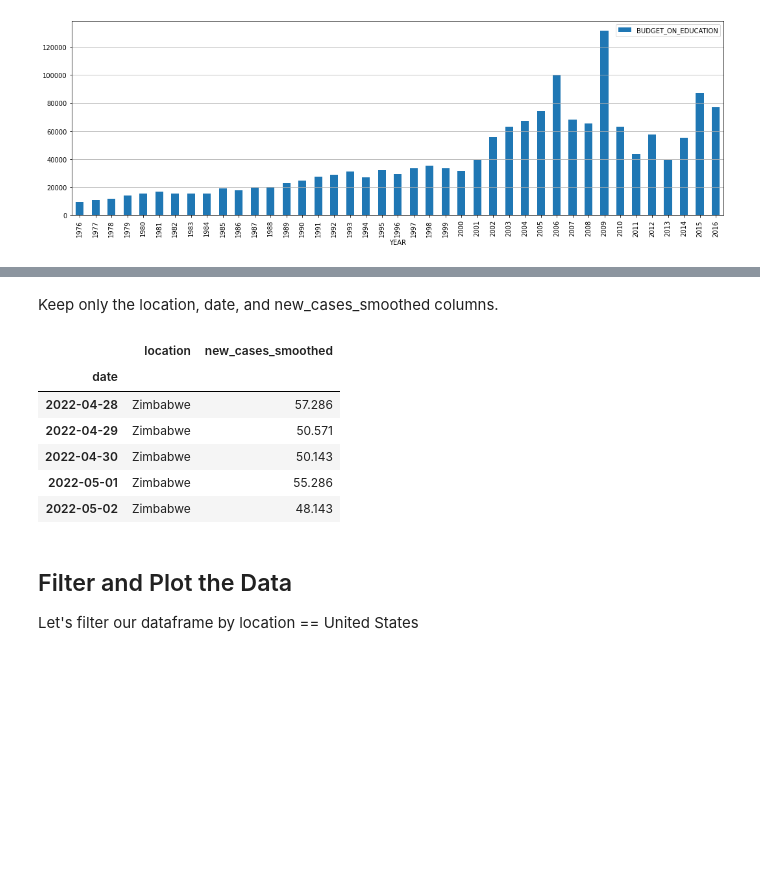
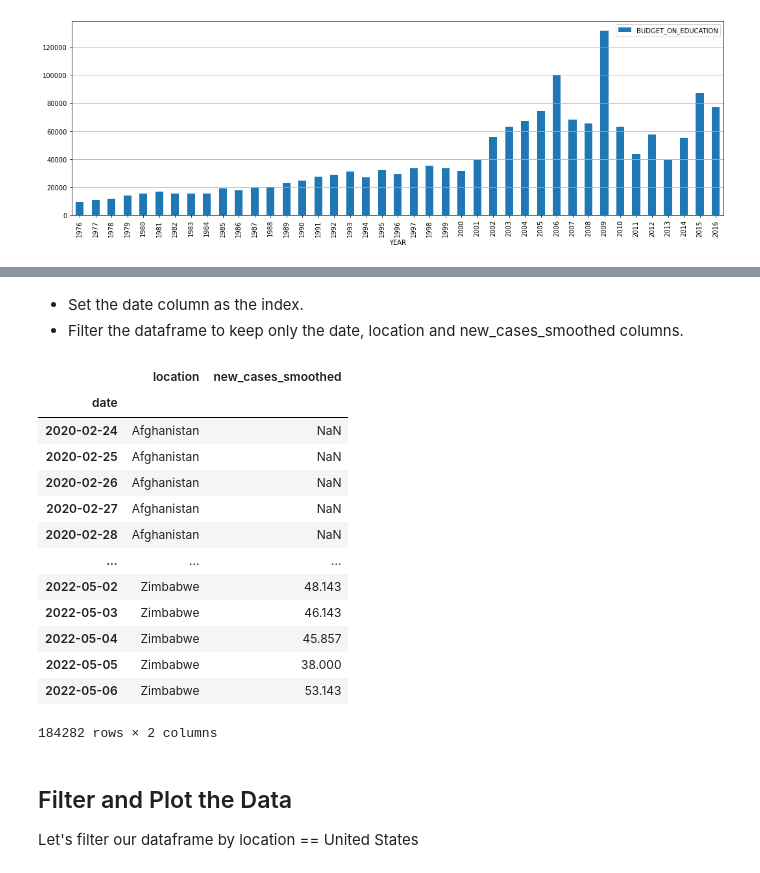
Before and after one commit to itinstructor/JupyterNotebooks, a Jupyter notebook: Notebooks/Python_Data_Science_Primer.ipynb, the cells around one changed output, grey strips where cells are left out. Saved outputs shown, nothing was run; the diff lists cells and outputs as text; code cells hidden in the pictures; blank space fills up the shorter version.

```diff
--- a/Notebooks/Python_Data_Science_Primer.ipynb
+++ b/Notebooks/Python_Data_Science_Primer.ipynb
@@ -2733,19 +2733,29 @@ None
 5 rows × 67 columns
-# %% [markdown]
-Keep only the location, date, and new_cases_smoothed columns.
+# %% [markdown]
+- Set the date column as the index.
+- Filter the dataframe to keep only the date, location and new_cases_smoothed columns.
 # %%
 import pandas as pd
+# Set the date column as the index
 df_covid_cases.set_index('date', inplace = True)
+# Filter dataframe to only include location and new_cases_smoothed
 df_covid_cases = df_covid_cases[["location","new_cases_smoothed"]]
-display(df_covid_cases.tail(5))
+display(df_covid_cases)
 # %% [output]
 |  | location | new_cases_smoothed |
 | date |  |  |
-| 2022-04-28 | Zimbabwe | 57.286 |
-| 2022-04-29 | Zimbabwe | 50.571 |
-| 2022-04-30 | Zimbabwe | 50.143 |
-| 2022-05-01 | Zimbabwe | 55.286 |
+| 2020-02-24 | Afghanistan | NaN |
+| 2020-02-25 | Afghanistan | NaN |
+| 2020-02-26 | Afghanistan | NaN |
+| 2020-02-27 | Afghanistan | NaN |
+| 2020-02-28 | Afghanistan | NaN |
+| ... | ... | ... |
 | 2022-05-02 | Zimbabwe | 48.143 |
+| 2022-05-03 | Zimbabwe | 46.143 |
+| 2022-05-04 | Zimbabwe | 45.857 |
+| 2022-05-05 | Zimbabwe | 38.000 |
+| 2022-05-06 | Zimbabwe | 53.143 |
+184282 rows × 2 columns
 # %% [markdown]
 ## Filter and Plot the Data
 
```
Also changed, not shown: parts of 7 cells of this notebook.
